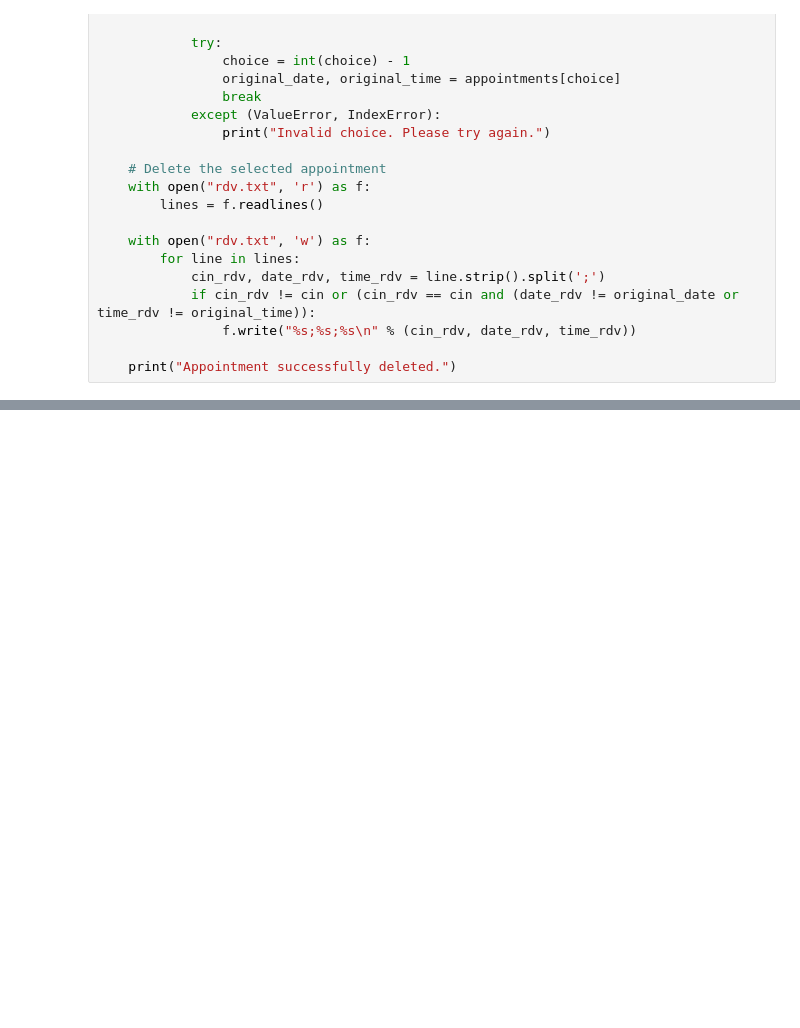
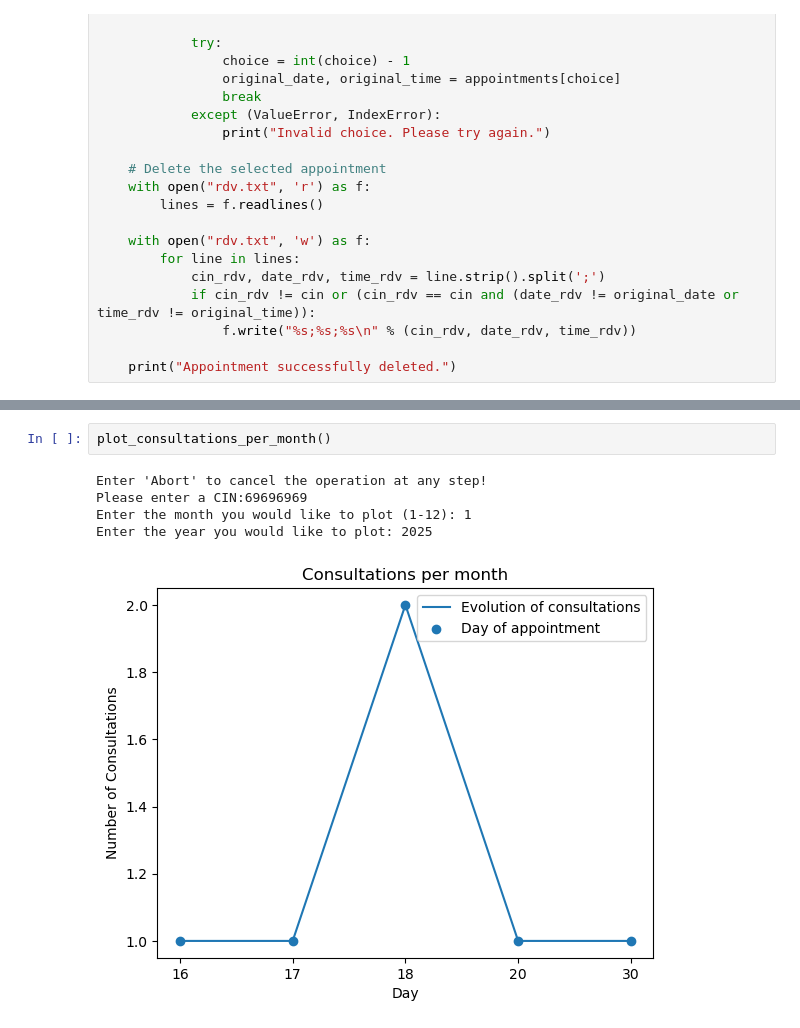
Before and after one commit to H4mdiSp4rda/Cabinet-Medical, a Jupyter notebook: Project py.ipynb, the cells around one changed output, grey strips where cells are left out. Cells and saved outputs as stored; diff of their text form; blank space fills up the shorter version.

```diff
--- a/Project py.ipynb
+++ b/Project py.ipynb
@@ -717,0 +875,8 @@ Historique file created successfully.
+# %%
+plot_consultations_per_month()
+# %% [output]
+Enter 'Abort' to cancel the operation at any step!
+Please enter a CIN:69696969
+Enter the month you would like to plot (1-12): 1
+Enter the year you would like to plot: 2025
+[figure, added]
```
Also changed, not shown: parts of 6 cells of this notebook, 1 other file.
